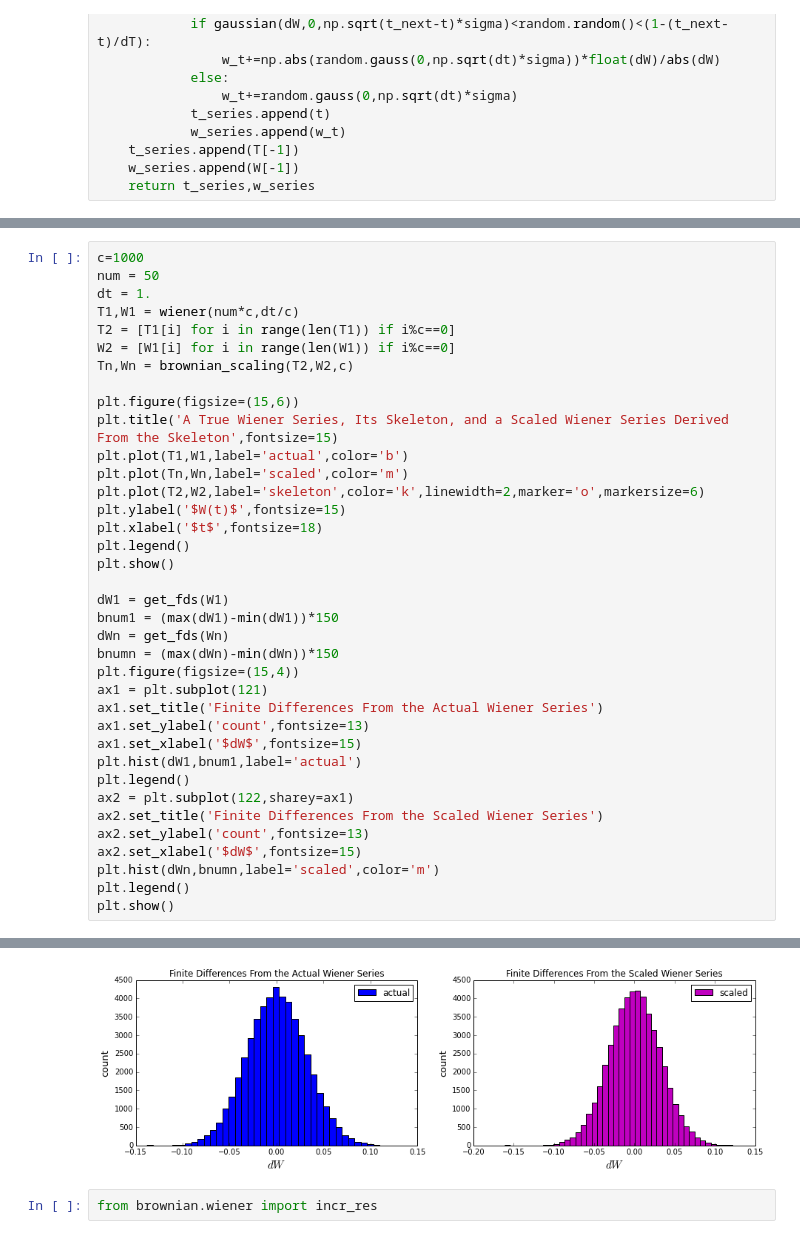
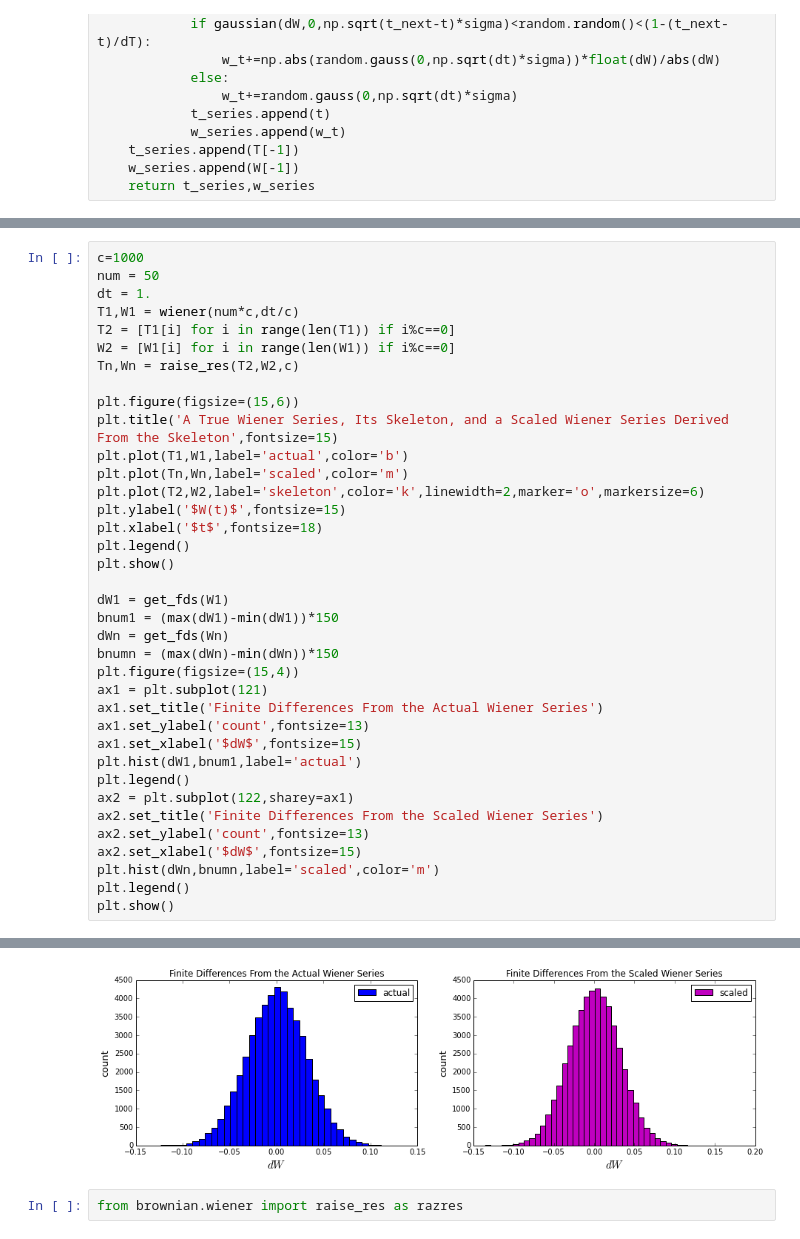
Before and after one commit to rmorshea/quantfi, a Jupyter notebook: brownian.raise_res.ipynb, the cells around one changed output, grey strips where cells are left out. Drawn from its saved outputs; the diff is of its cells as text.

```diff
--- a/brownian.raise_res.ipynb
+++ b/brownian.raise_res.ipynb
@@ -145,7 +145,7 @@ dt = 1.
 T1,W1 = wiener(num*c,dt/c)
 T2 = [T1[i] for i in range(len(T1)) if i%c==0]
 W2 = [W1[i] for i in range(len(W1)) if i%c==0]
-Tn,Wn = brownian_scaling(T2,W2,c)
+Tn,Wn = raise_res(T2,W2,c)
 
 plt.figure(figsize=(15,6))
 plt.title('A True Wiener Series, Its Skeleton, and a Scaled Wiener Series Derived From the Skeleton',fontsize=15)
@@ -180,5 +180,5 @@ plt.show()
-[figure, old version]
+[figure, new version]
 # %%
-from brownian.wiener import incr_res
+from brownian.wiener import raise_res as razres
 # %%
 c=100
```
Also changed, not shown: parts of 4 cells of this notebook.
